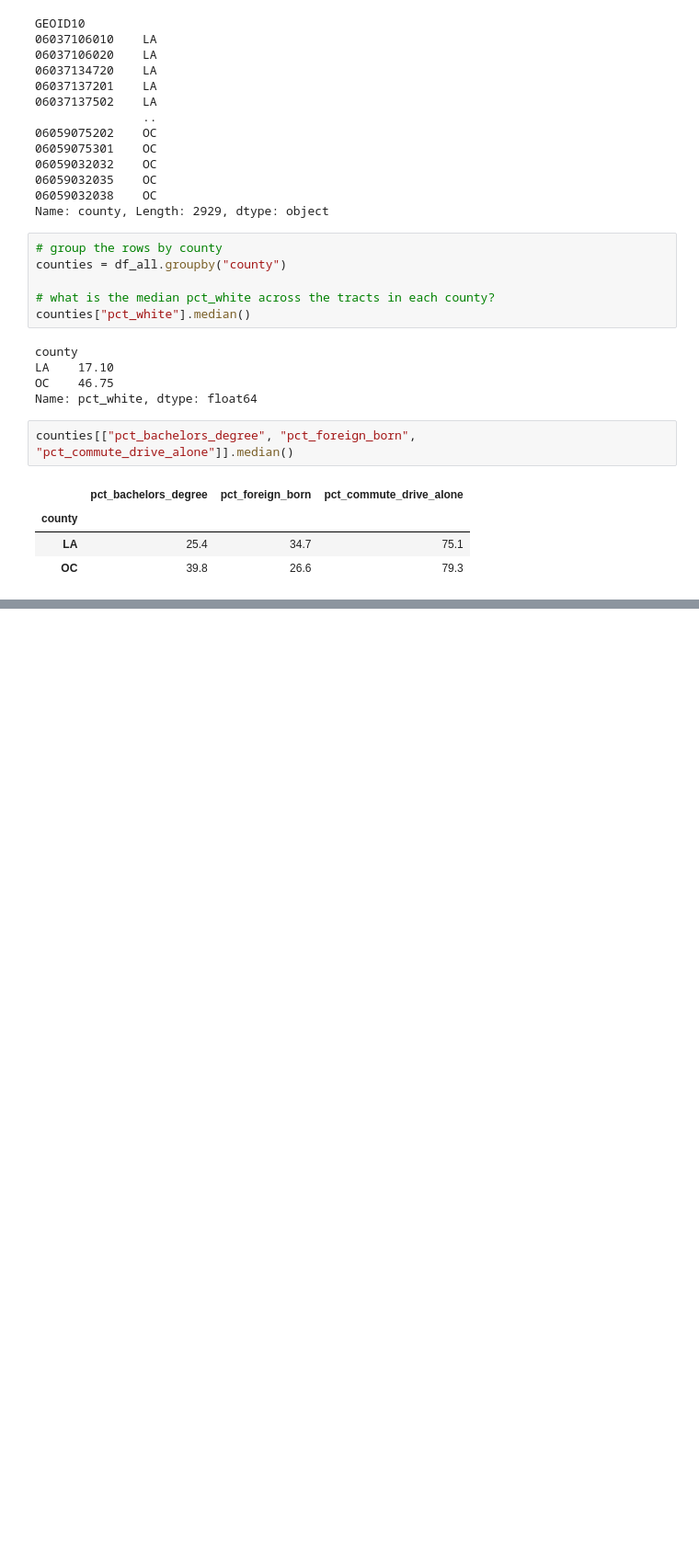
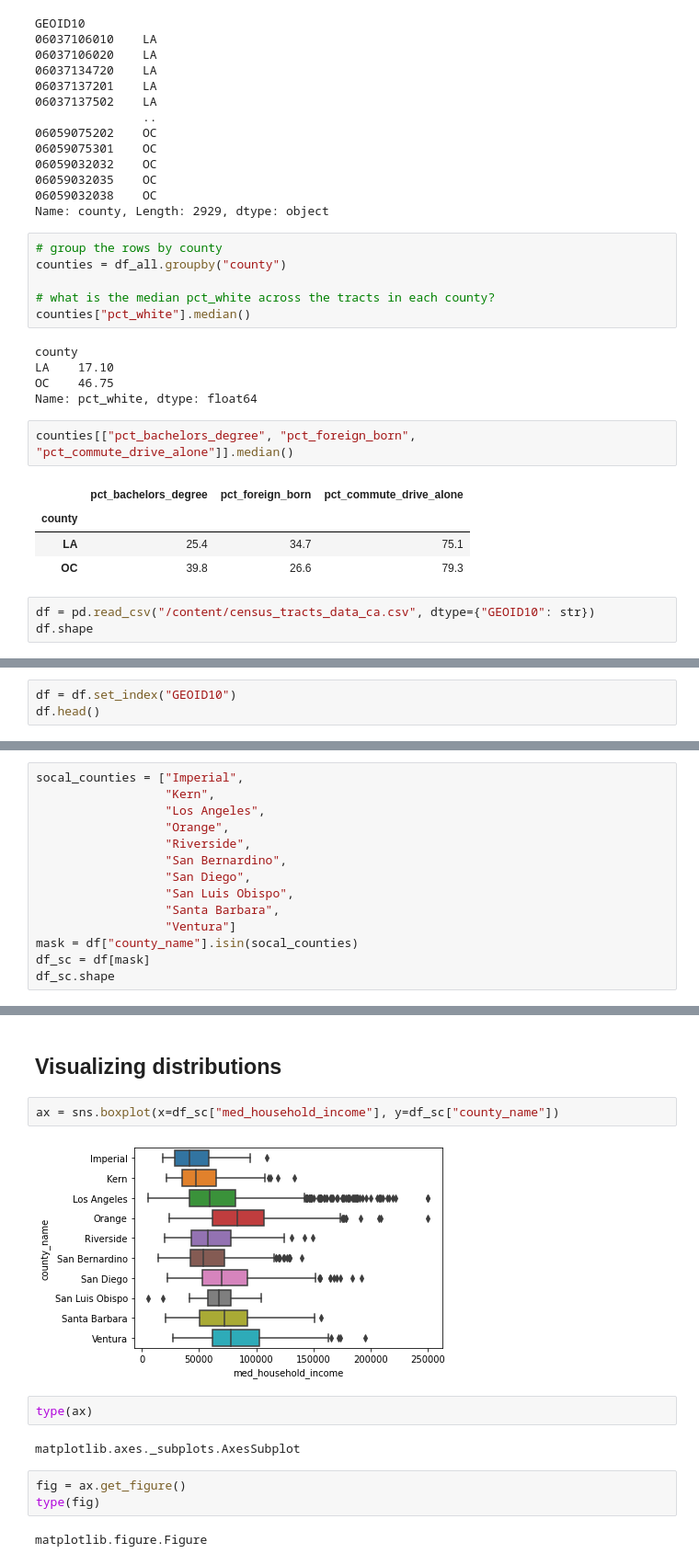
Before and after one commit to SergeyShchus/Data-analysis-Notebooks, a Jupyter notebook: Notebooks/Population_census_LA.ipynb, the cells around one changed output, grey strips where cells are left out. Shown at 92% size. Saved outputs shown, nothing was run; the diff lists cells and outputs as text; blank space fills up the shorter version.

```diff
--- a/Notebooks/Population_census_LA.ipynb
+++ b/Notebooks/Population_census_LA.ipynb
@@ -539,3 +540,6 @@ counties[["pct_bachelors_degree", "pct_foreign_born", "pct_commute_drive_alone"]
 | county |  |  |  |
 | LA | 25.4 | 34.7 | 75.1 |
 | OC | 39.8 | 26.6 | 79.3 |
+# %%
+df = pd.read_csv("/content/census_tracts_data_ca.csv", dtype={"GEOID10": str})
+df.shape
@@ -541,0 +561,3 @@ counties[["pct_bachelors_degree", "pct_foreign_born", "pct_commute_drive_alone"]
+# %%
+df = df.set_index("GEOID10")
+df.head()
@@ -541,0 +574,14 @@ counties[["pct_bachelors_degree", "pct_foreign_born", "pct_commute_drive_alone"]
+# %%
+socal_counties = ["Imperial",
+                  "Kern",
+                  "Los Angeles",
+                  "Orange",
+                  "Riverside",
+                  "San Bernardino",
+                  "San Diego",
+                  "San Luis Obispo",
+                  "Santa Barbara",
+                  "Ventura"]
+mask = df["county_name"].isin(socal_counties)
+df_sc = df[mask]
+df_sc.shape
@@ -541,0 +620,15 @@ counties[["pct_bachelors_degree", "pct_foreign_born", "pct_commute_drive_alone"]
+# %% [markdown]
+## Visualizing distributions
+# %%
+ax = sns.boxplot(x=df_sc["med_household_income"], y=df_sc["county_name"])
+# %% [output]
+[figure, added]
+# %%
+type(ax)
+# %% [output]
+matplotlib.axes._subplots.AxesSubplot
+# %%
+fig = ax.get_figure()
+type(fig)
+# %% [output]
+matplotlib.figure.Figure
```
Also changed, not shown: parts of 41 cells of this notebook.
